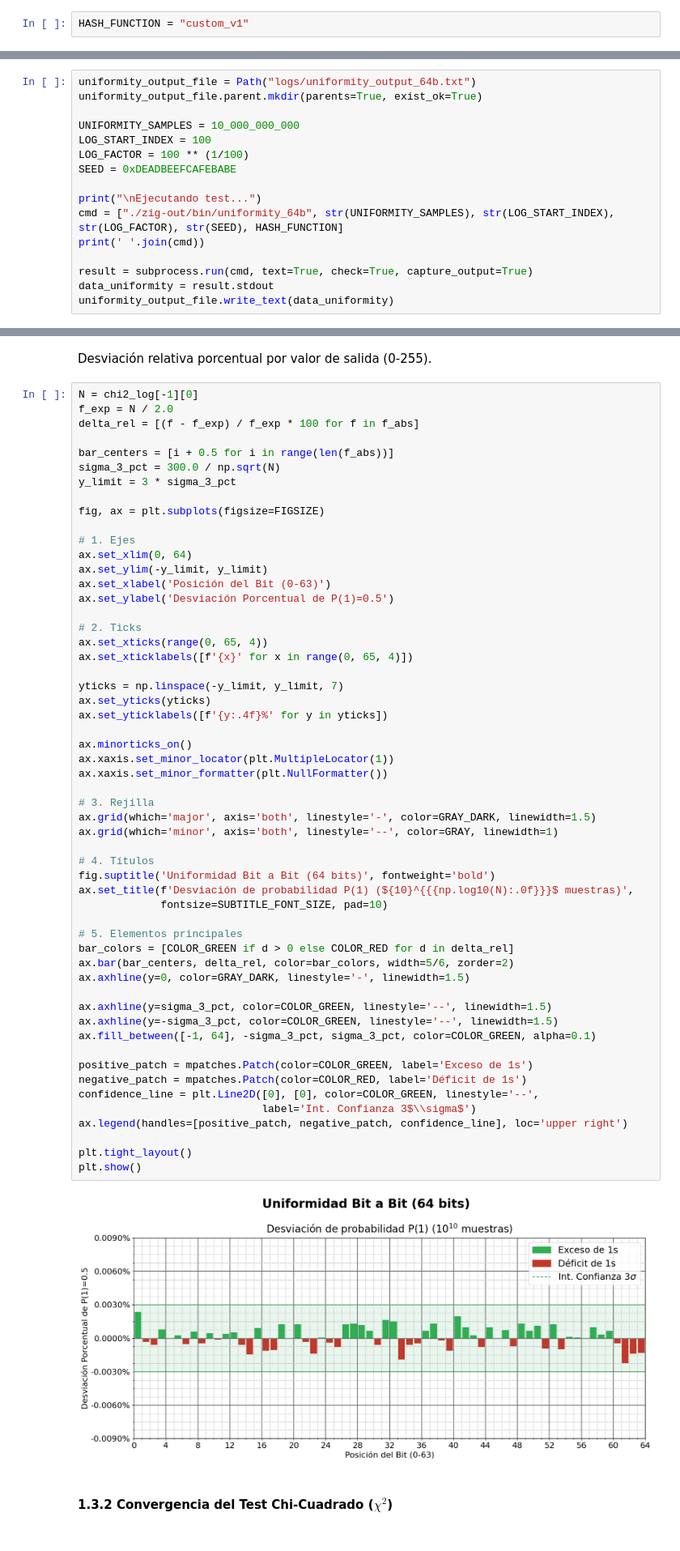
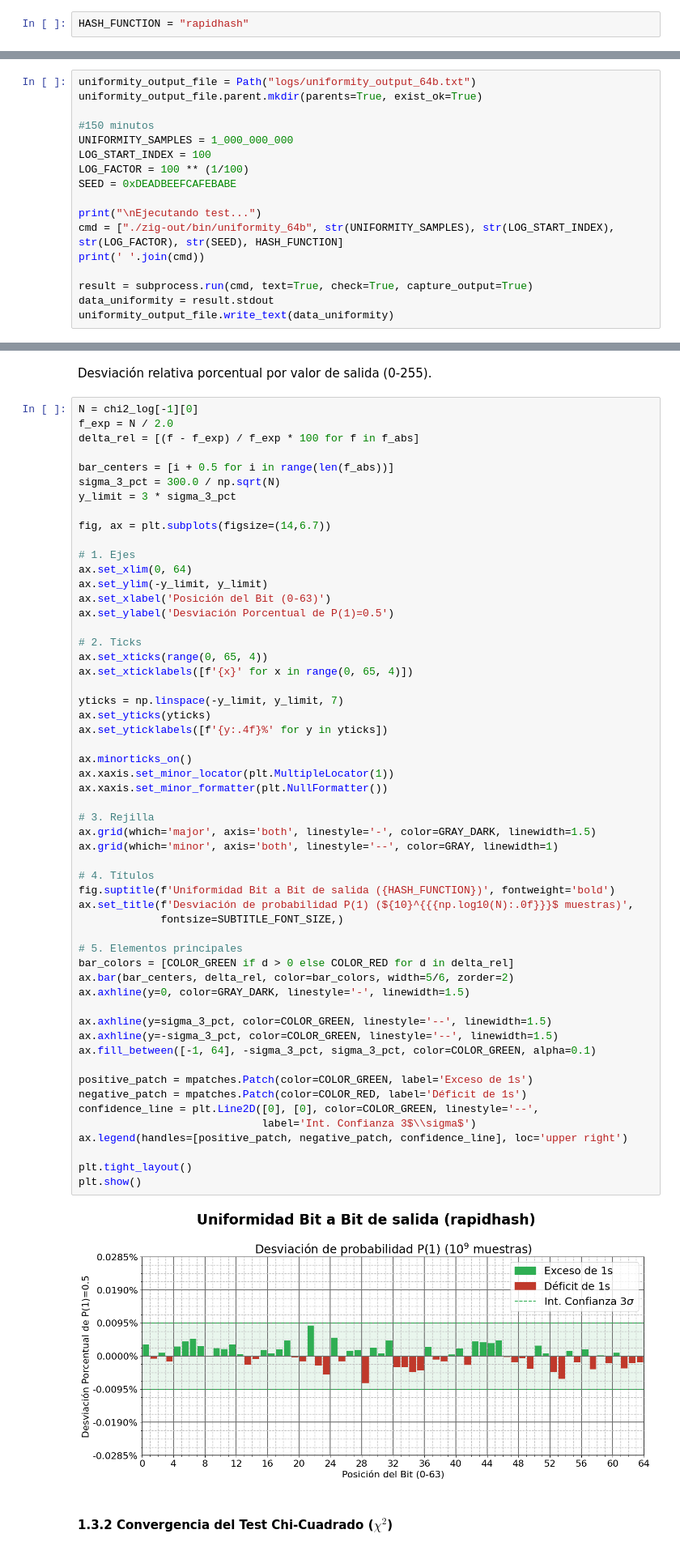
Before and after one commit to LuisMiguelTrinidad/GPT_Generacion_Procedural_de_Terreno, a Jupyter notebook: 01_PRNGs_y_hashing/analysis_notebook.ipynb, the cells around one changed output, grey strips where cells are left out. Shown at 81% size. Cells and saved outputs as stored; diff of their text form.

```diff
--- a/01_PRNGs_y_hashing/analysis_notebook.ipynb
+++ b/01_PRNGs_y_hashing/analysis_notebook.ipynb
@@ -56,7 +56,7 @@ zig build --release=fast
 # %% [markdown]
 Función hash a testear. Opciones disponibles `[ custom_v1 | custom_v2 | rapidhash ]`
 # %%
-HASH_FUNCTION = "custom_v1"
+HASH_FUNCTION = "rapidhash"
 # %% [markdown]
 ## 1. Test de Uniformidad
 # %% [markdown]
@@ -69,7 +69,8 @@ Compilación y ejecución del test C para obtención de métricas (frecuencias,
 uniformity_output_file = Path("logs/uniformity_output_64b.txt")
 uniformity_output_file.parent.mkdir(parents=True, exist_ok=True)
 
-UNIFORMITY_SAMPLES = 10_000_000_000
+#150 minutos
+UNIFORMITY_SAMPLES = 1_000_000_000
 LOG_START_INDEX = 100
 LOG_FACTOR = 100 ** (1/100)
 SEED = 0xDEADBEEFCAFEBABE
@@ -136,7 +137,7 @@ bar_centers = [i + 0.5 for i in range(len(f_abs))]
 sigma_3_pct = 300.0 / np.sqrt(N)
 y_limit = 3 * sigma_3_pct
 
-fig, ax = plt.subplots(figsize=FIGSIZE)
+fig, ax = plt.subplots(figsize=(14,6.7))
 
 # 1. Ejes
 ax.set_xlim(0, 64)
@@ -154,36 +155,36 @@ ax.set_yticklabels([f'{y:.4f}%' for y in yticks])
 
 ax.minorticks_on()
 ax.xaxis.set_minor_locator(plt.MultipleLocator(1))
 ax.xaxis.set_minor_formatter(plt.NullFormatter())
 
 # 3. Rejilla
 ax.grid(which='major', axis='both', linestyle='-', color=GRAY_DARK, linewidth=1.5)
 ax.grid(which='minor', axis='both', linestyle='--', color=GRAY, linewidth=1)
 
 # 4. Títulos
-fig.suptitle('Uniformidad Bit a Bit (64 bits)', fontweight='bold')
+fig.suptitle(f'Uniformidad Bit a Bit de salida ({HASH_FUNCTION})', fontweight='bold')
 ax.set_title(f'Desviación de probabilidad P(1) (${10}^{{{np.log10(N):.0f}}}$ muestras)',
-             fontsize=SUBTITLE_FONT_SIZE, pad=10)
+             fontsize=SUBTITLE_FONT_SIZE,)
 
 # 5. Elementos principales
 bar_colors = [COLOR_GREEN if d > 0 else COLOR_RED for d in delta_rel]
 ax.bar(bar_centers, delta_rel, color=bar_colors, width=5/6, zorder=2)
 ax.axhline(y=0, color=GRAY_DARK, linestyle='-', linewidth=1.5)
 
 ax.axhline(y=sigma_3_pct, color=COLOR_GREEN, linestyle='--', linewidth=1.5)
 ax.axhline(y=-sigma_3_pct, color=COLOR_GREEN, linestyle='--', linewidth=1.5)
 ax.fill_between([-1, 64], -sigma_3_pct, sigma_3_pct, color=COLOR_GREEN, alpha=0.1)
 
 positive_patch = mpatches.Patch(color=COLOR_GREEN, label='Exceso de 1s')
 negative_patch = mpatches.Patch(color=COLOR_RED, label='Déficit de 1s')
 confidence_line = plt.Line2D([0], [0], color=COLOR_GREEN, linestyle='--',
                              label='Int. Confianza 3$\\sigma$')
 ax.legend(handles=[positive_patch, negative_patch, confidence_line], loc='upper right')
 
 plt.tight_layout()
 plt.show()
 # %% [output]
-[figure, old version]
+[figure, new version]
 # %% [markdown]
 #### 1.3.2 Convergencia del Test Chi-Cuadrado ($\chi^2$)
 # %% [markdown]
```
Also changed, not shown: parts of 28 cells of this notebook.
